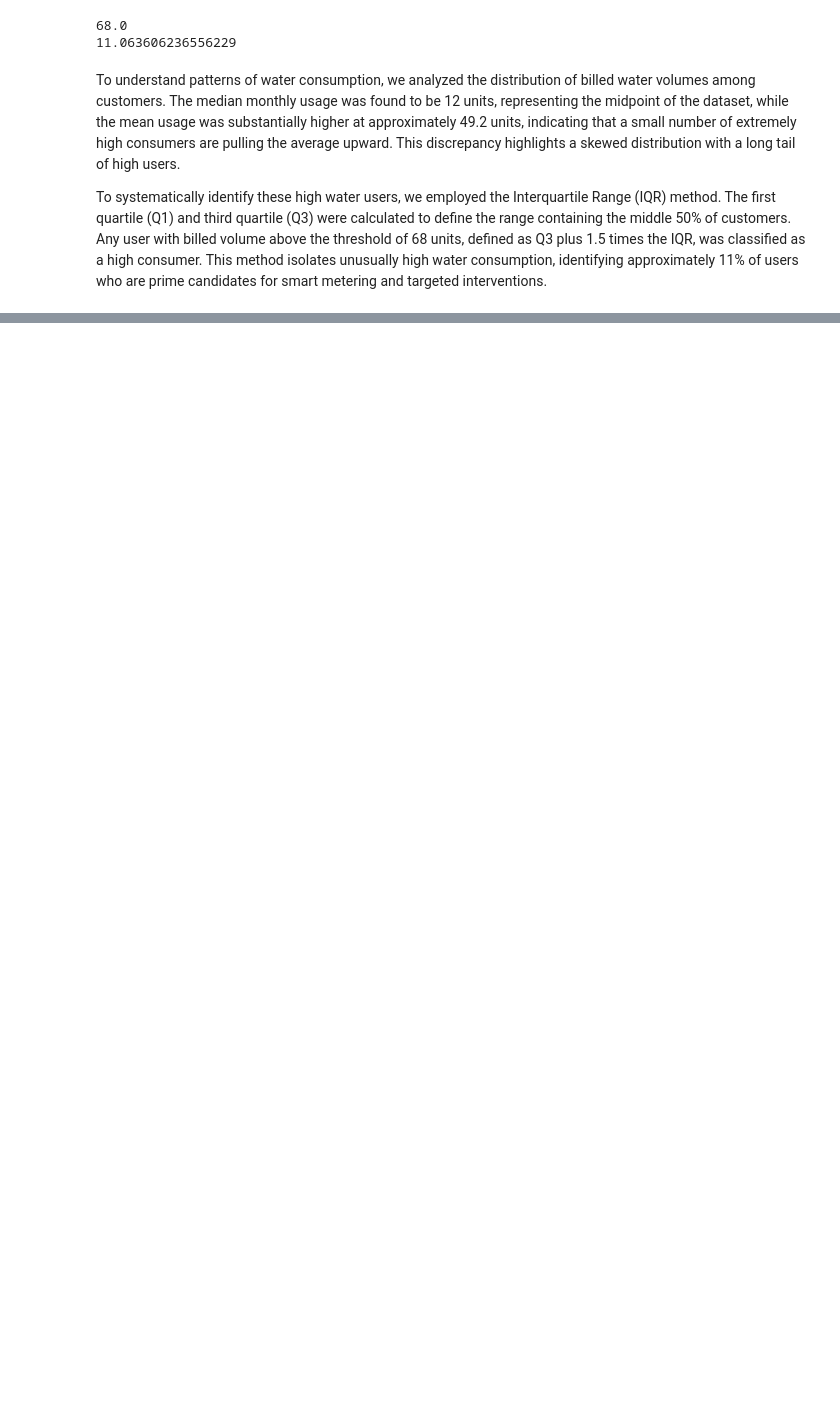
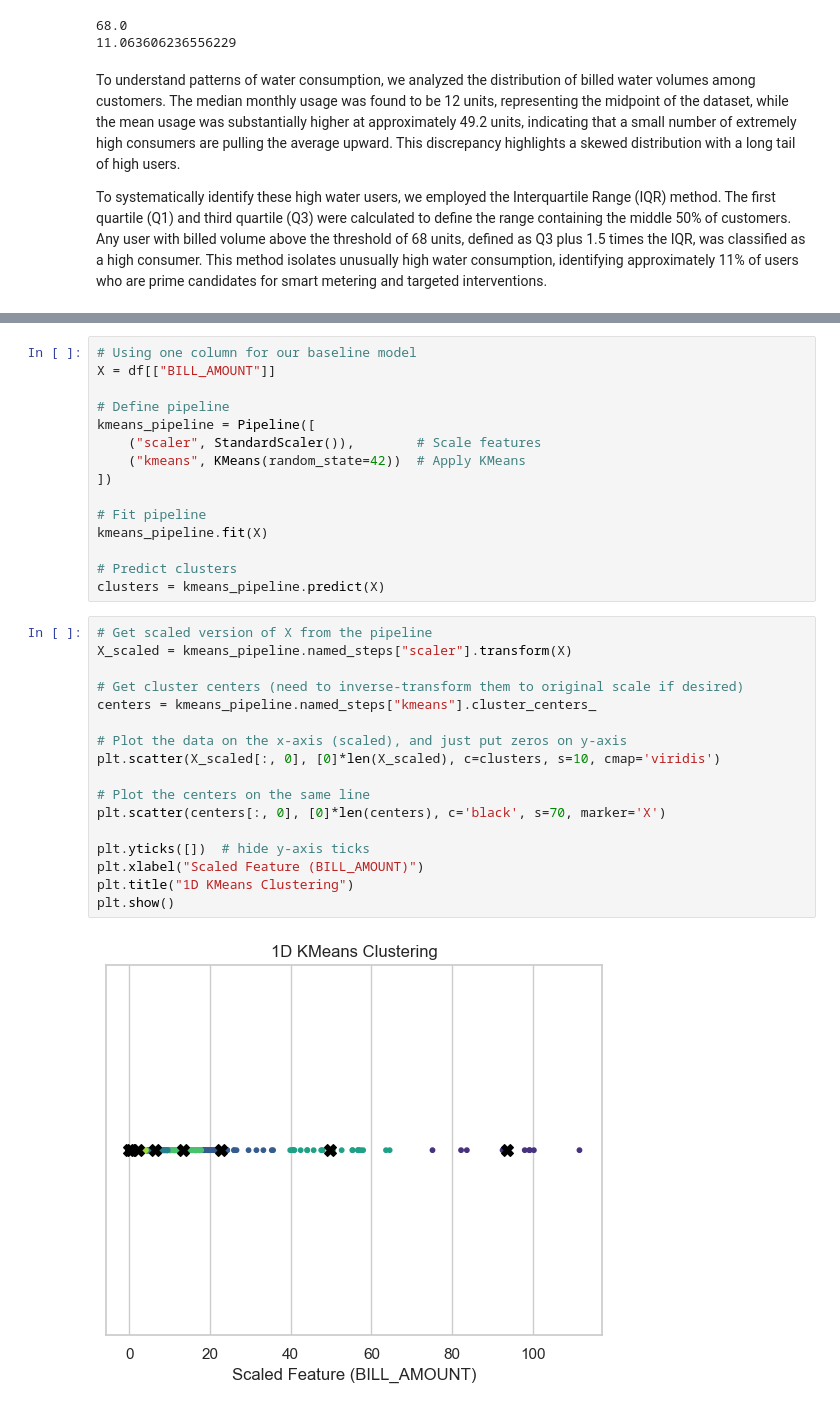
Before and after one commit to Assesa44/water-loss-reduction-through-smart-metering, a Jupyter notebook: Notebooks/Final/nairobi_water_loss.ipynb, the cells around one changed output, grey strips where cells are left out. Drawn from its saved outputs; the diff is of its cells as text; blank space fills up the shorter version.

Commit message:
documentation: add modeling section to the final notebook and polish documentation

```diff
--- a/Notebooks/Final/nairobi_water_loss.ipynb
+++ b/Notebooks/Final/nairobi_water_loss.ipynb
@@ -1195,0 +1315,34 @@ print(engineered_df.head())
+# %%
+# Using one column for our baseline model
+X = df[["BILL_AMOUNT"]]
+
+# Define pipeline
+kmeans_pipeline = Pipeline([
+    ("scaler", StandardScaler()),        # Scale features
+    ("kmeans", KMeans(random_state=42))  # Apply KMeans
+])
+
+# Fit pipeline
+kmeans_pipeline.fit(X)
+
+# Predict clusters
+clusters = kmeans_pipeline.predict(X)
+# %%
+# Get scaled version of X from the pipeline
+X_scaled = kmeans_pipeline.named_steps["scaler"].transform(X)
+
+# Get cluster centers (need to inverse-transform them to original scale if desired)
+centers = kmeans_pipeline.named_steps["kmeans"].cluster_centers_
+
+# Plot the data on the x-axis (scaled), and just put zeros on y-axis
+plt.scatter(X_scaled[:, 0], [0]*len(X_scaled), c=clusters, s=10, cmap='viridis')
+
+# Plot the centers on the same line
+plt.scatter(centers[:, 0], [0]*len(centers), c='black', s=70, marker='X')
+
+plt.yticks([])  # hide y-axis ticks
+plt.xlabel("Scaled Feature (BILL_AMOUNT)")
+plt.title("1D KMeans Clustering")
+plt.show()
+# %% [output]
+[figure, added]
```
Also changed, not shown: parts of 180 cells of this notebook.
